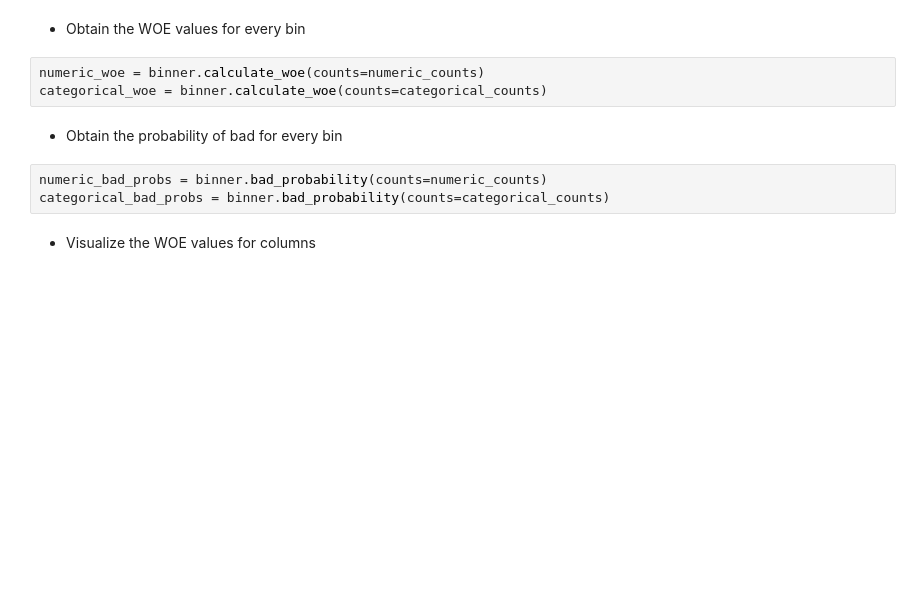
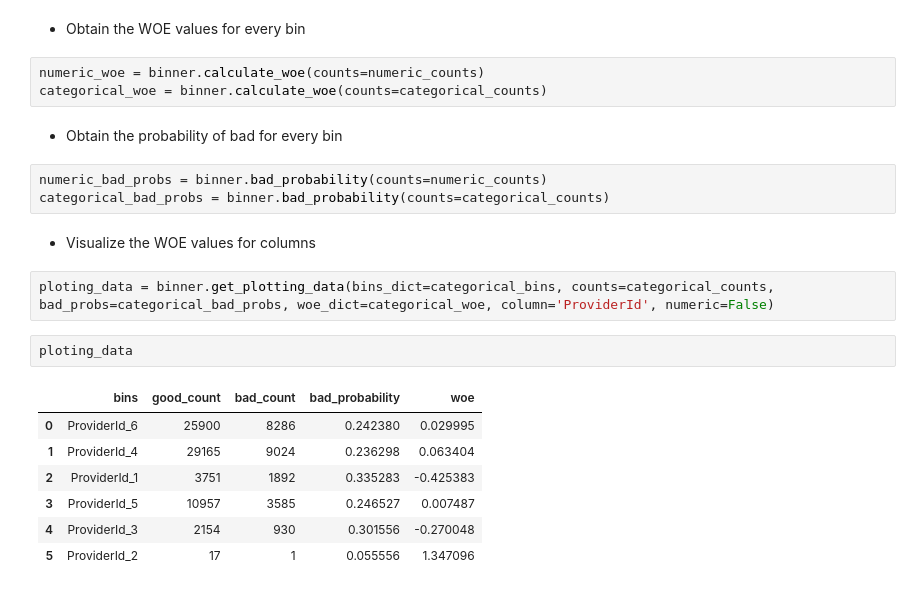
Before and after one commit to WildCayote/Bati-Bank-Credit-Scoring, a Jupyter notebook: notebooks/user_value_analysis.ipynb, the cells around one changed output. Saved outputs shown, nothing was run; the diff lists cells and outputs as text; blank space fills up the shorter version.

```diff
--- a/notebooks/user_value_analysis.ipynb
+++ b/notebooks/user_value_analysis.ipynb
@@ -323,3 +323,15 @@ numeric_bad_probs = binner.bad_probability(counts=numeric_counts)
 categorical_bad_probs = binner.bad_probability(counts=categorical_counts)
 # %% [markdown]
 - Visualize the WOE values for columns
+# %%
+ploting_data = binner.get_plotting_data(bins_dict=categorical_bins, counts=categorical_counts, bad_probs=categorical_bad_probs, woe_dict=categorical_woe, column='ProviderId', numeric=False)
+# %%
+ploting_data
+# %% [output]
+|  | bins | good_count | bad_count | bad_probability | woe |
+| 0 | ProviderId_6 | 25900 | 8286 | 0.242380 | 0.029995 |
+| 1 | ProviderId_4 | 29165 | 9024 | 0.236298 | 0.063404 |
+| 2 | ProviderId_1 | 3751 | 1892 | 0.335283 | -0.425383 |
+| 3 | ProviderId_5 | 10957 | 3585 | 0.246527 | 0.007487 |
+| 4 | ProviderId_3 | 2154 | 930 | 0.301556 | -0.270048 |
+| 5 | ProviderId_2 | 17 | 1 | 0.055556 | 1.347096 |
```
Also changed, not shown: parts of 4 cells of this notebook, 1 other file.
